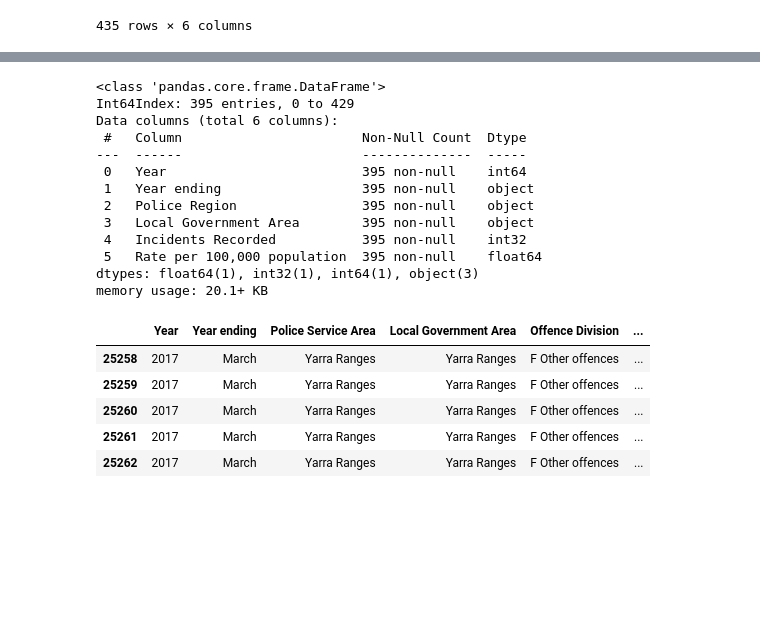
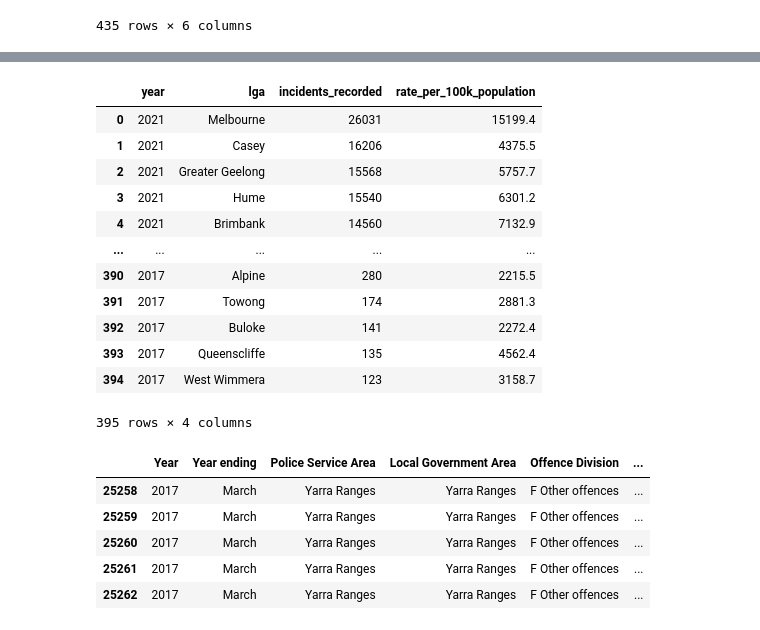
Before and after one commit to sherintm/crimedata-viz, a Jupyter notebook: CrimeData.ipynb, the cells around one changed output, grey strips where cells are left out. Saved outputs shown, nothing was run; the diff lists cells and outputs as text; code cells hidden in the pictures; blank space fills up the shorter version.

```diff
--- a/CrimeData.ipynb
+++ b/CrimeData.ipynb
@@ -78,4 +114,4 @@ crime_incidents_df_clean = crime_incidents_df_yrfilter.loc[((crime_incidents_df_
                                                            (crime_incidents_df_yrfilter['Local Government Area'] != ' Unincorporated Vic') &
                                                            (crime_incidents_df_yrfilter['Local Government Area'] != ' Justice Institutions and Immigration Facilities'))
                                                           ]
-crime_incidents_df_clean
+crime_incidents_df_clean['Local Government Area'] = crime_incidents_df_clean['Local Government Area'].str.strip()
@@ -175,19 +122,29 @@ crime_incidents_df_clean
-# %%
-crime_incidents_df_clean.info()
-# %% [output]
-<class 'pandas.core.frame.DataFrame'>
-Int64Index: 395 entries, 0 to 429
-Data columns (total 6 columns):
- #   Column                       Non-Null Count  Dtype
----  ------                       --------------  -----
- 0   Year                         395 non-null    int64
- 1   Year ending                  395 non-null    object
- 2   Police Region                395 non-null    object
- 3   Local Government Area        395 non-null    object
- 4   Incidents Recorded           395 non-null    int32
- 5   Rate per 100,000 population  395 non-null    float64
-dtypes: float64(1), int32(1), int64(1), object(3)
-memory usage: 20.1+ KB
+# %%
+crime_incidents_df_final = crime_incidents_df_clean[['Year', 'Local Government Area', 'Incidents Recorded', 'Rate per 100,000 population']]
+# %%
+crime_incidents_df_final = crime_incidents_df_final.rename(columns={'Year':'year',
+                                                                   'Local Government Area':'lga',
+                                                                   'Incidents Recorded': 'incidents_recorded',
+                                                                   'Rate per 100,000 population': 'rate_per_100k_population'})
+# %%
+crime_incidents_df_sorted_final = crime_incidents_df_final.sort_values(by=['year', 'incidents_recorded'], ascending=False)
+# %%
+crime_incidents_df_sorted_final = crime_incidents_df_sorted_final.reset_index(drop=True)
+crime_incidents_df_sorted_final
+# %% [output]
+|  | year | lga | incidents_recorded | rate_per_100k_population |
+| 0 | 2021 | Melbourne | 26031 | 15199.4 |
+| 1 | 2021 | Casey | 16206 | 4375.5 |
+| 2 | 2021 | Greater Geelong | 15568 | 5757.7 |
+| 3 | 2021 | Hume | 15540 | 6301.2 |
+| 4 | 2021 | Brimbank | 14560 | 7132.9 |
+| ... | ... | ... | ... | ... |
+| 390 | 2017 | Alpine | 280 | 2215.5 |
+| 391 | 2017 | Towong | 174 | 2881.3 |
+| 392 | 2017 | Buloke | 141 | 2272.4 |
+| 393 | 2017 | Queenscliffe | 135 | 4562.4 |
+| 394 | 2017 | West Wimmera | 123 | 3158.7 |
+395 rows × 4 columns
 # %%
 offence_df_yrfilter = offence_df.loc[(offence_df['Year'] >= 2017) & (offence_df['Year'] <= 2021)]
 offence_df_yrfilter.tail()
```
Also changed, not shown: parts of 20 cells of this notebook.
